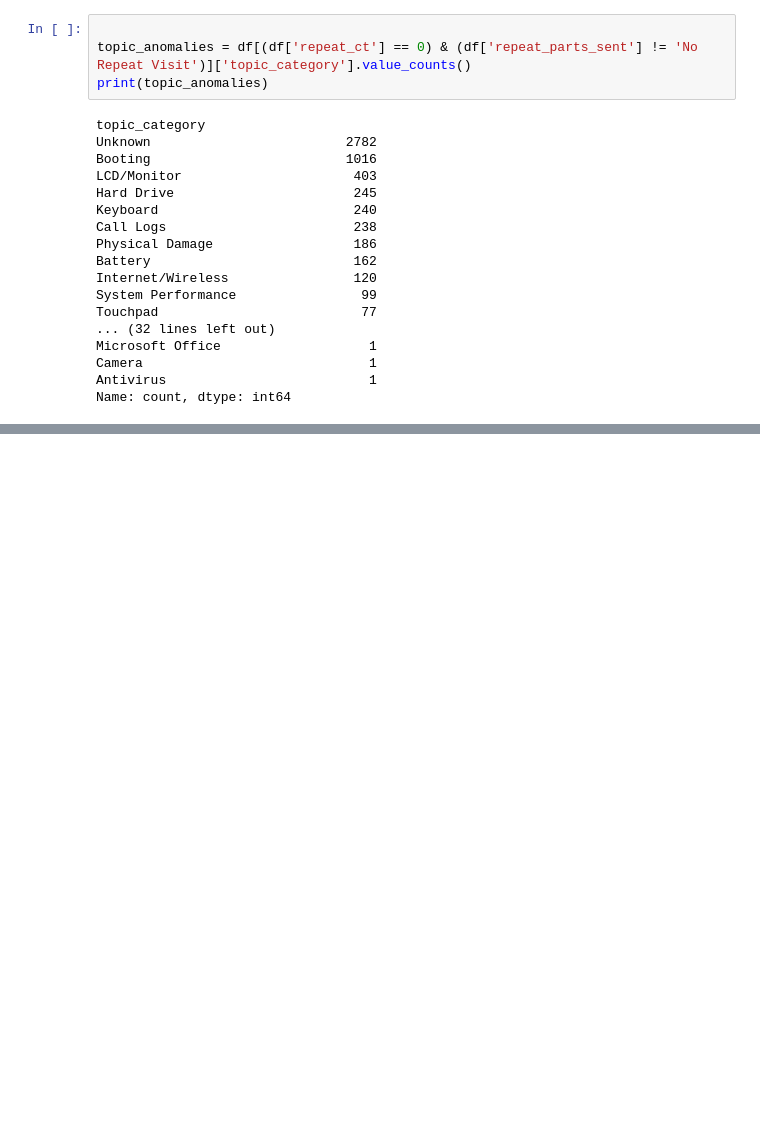
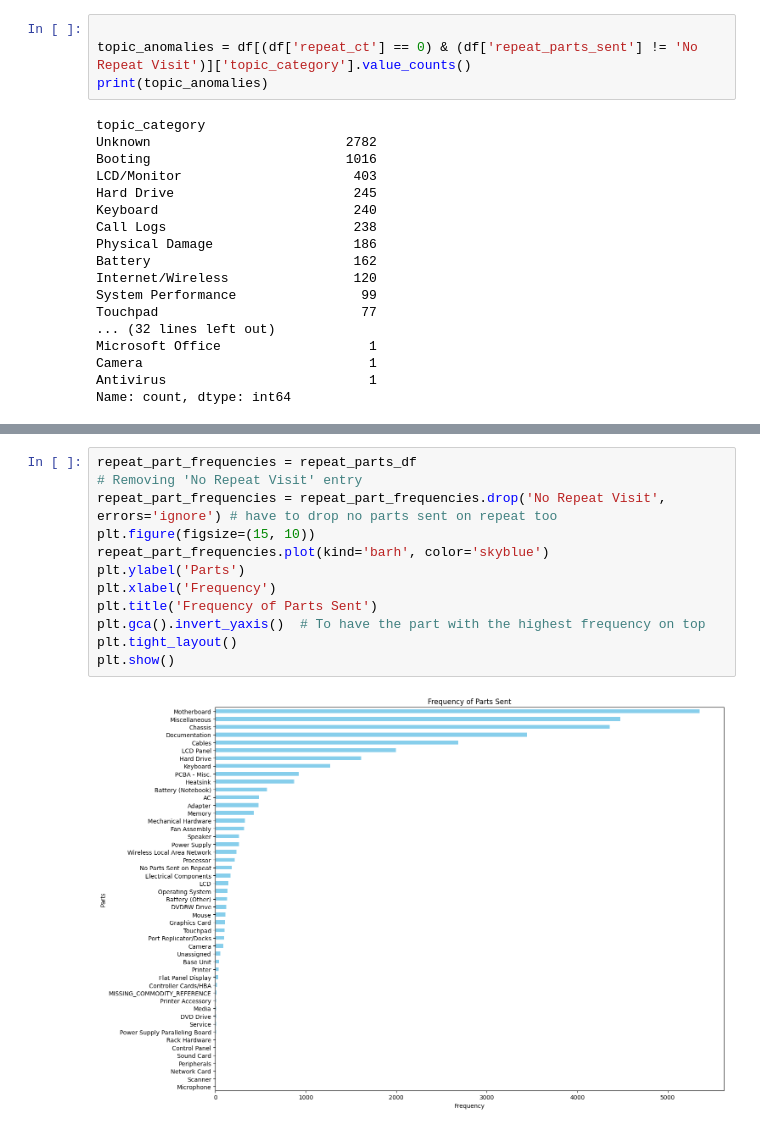
Before and after one commit to shthakur19/dell, a Jupyter notebook: dell_sol.ipynb, the cells around one changed output, grey strips where cells are left out. Cells and saved outputs as stored; diff of their text form; blank space fills up the shorter version.

```diff
--- a/dell_sol.ipynb
+++ b/dell_sol.ipynb
@@ -634,0 +685,14 @@ Name: count, dtype: int64
+# %%
+repeat_part_frequencies = repeat_parts_df
+# Removing 'No Repeat Visit' entry
+repeat_part_frequencies = repeat_part_frequencies.drop('No Repeat Visit', errors='ignore') # have to drop no parts sent on repeat too
+plt.figure(figsize=(15, 10))
+repeat_part_frequencies.plot(kind='barh', color='skyblue')
+plt.ylabel('Parts')
+plt.xlabel('Frequency')
+plt.title('Frequency of Parts Sent')
+plt.gca().invert_yaxis()  # To have the part with the highest frequency on top
+plt.tight_layout()
+plt.show()
+# %% [output]
+[figure, added]
```
Also changed, not shown: parts of 20 cells of this notebook.
